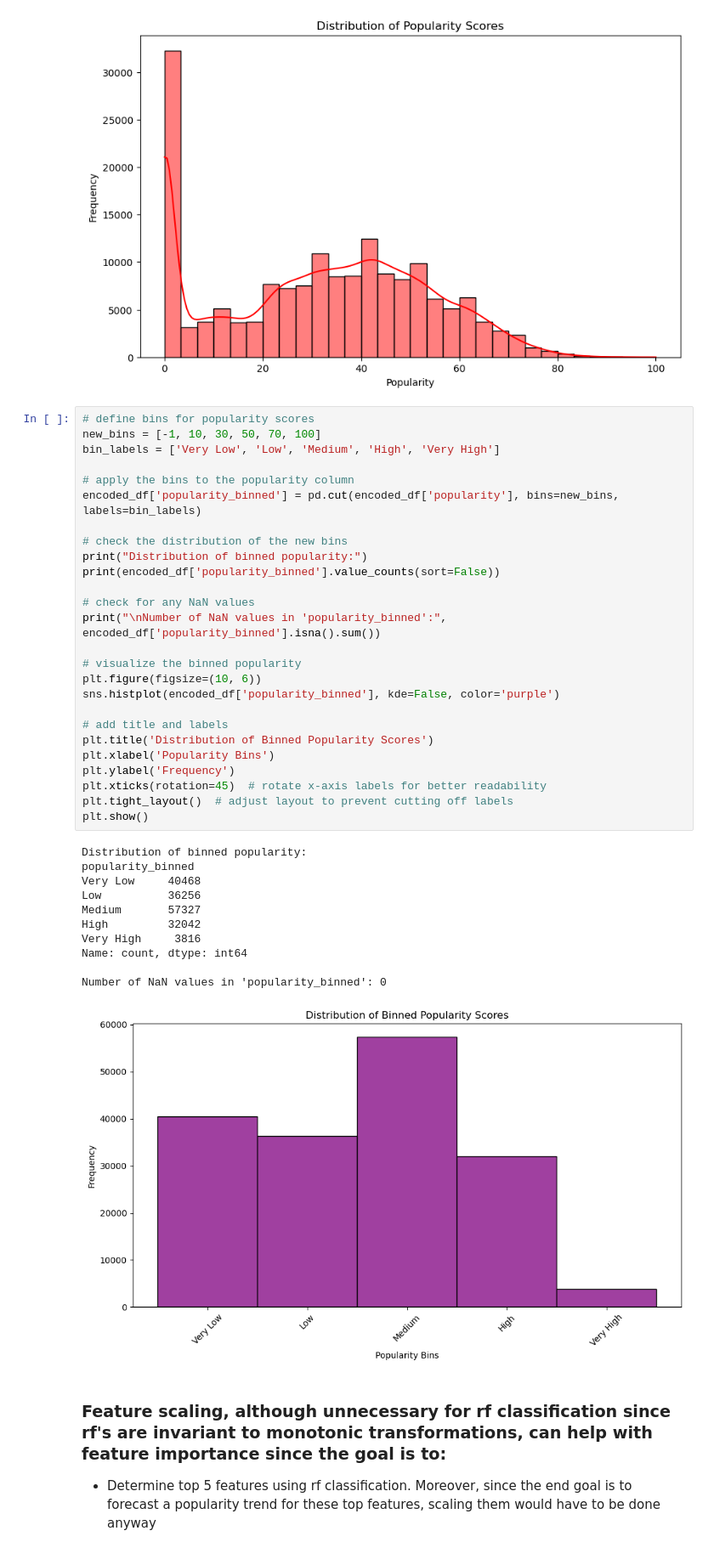
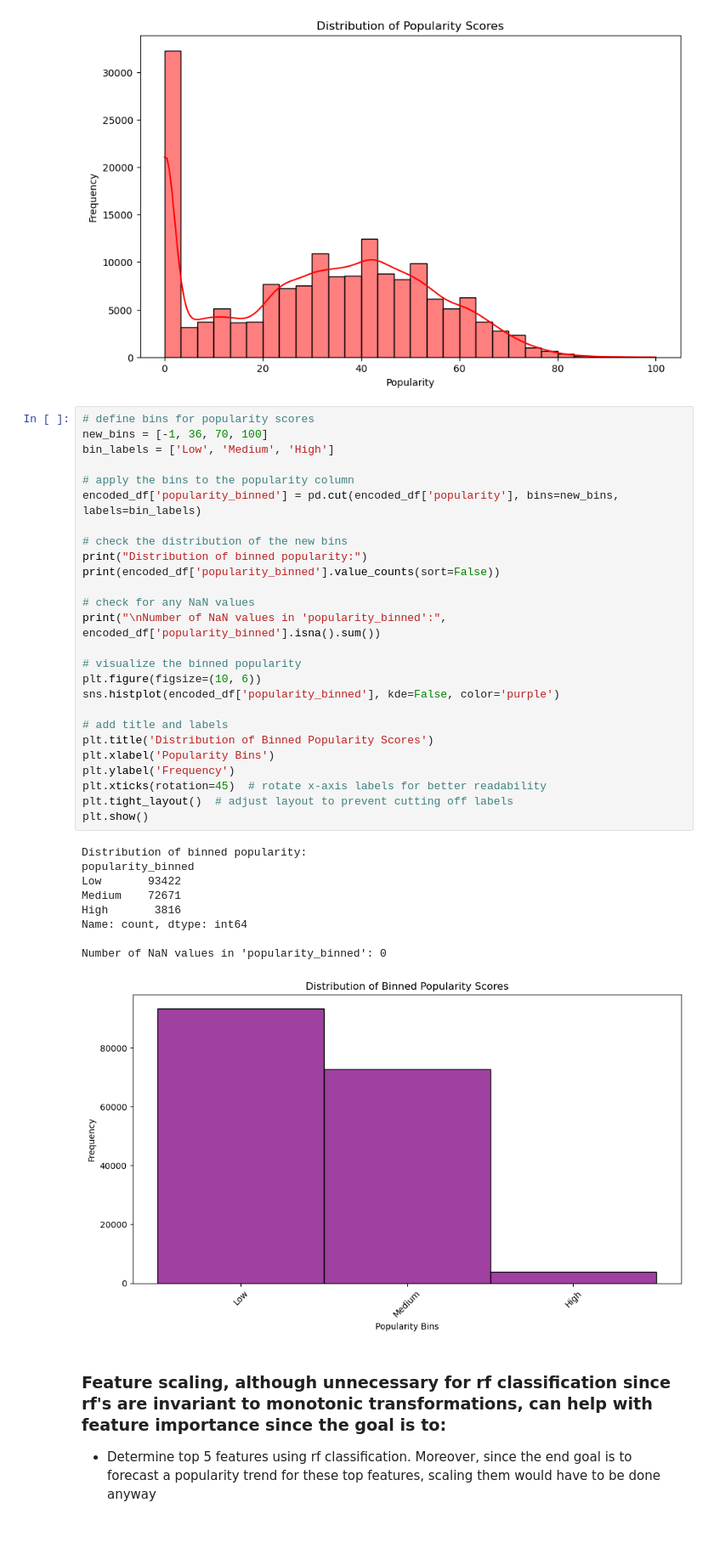
Before and after one commit to moraditya/spotify-time-series, a Jupyter notebook: data-analysis/rf-preprocessing.ipynb, the cells around one changed output. Shown: that part at 85% size. Cells and saved outputs as stored; diff of their text form.

```diff
--- a/data-analysis/rf-preprocessing.ipynb
+++ b/data-analysis/rf-preprocessing.ipynb
@@ -95,42 +95,40 @@ plt.show()
 [figure]
 # %%
 # define bins for popularity scores
-new_bins = [-1, 10, 30, 50, 70, 100]
-bin_labels = ['Very Low', 'Low', 'Medium', 'High', 'Very High']
+new_bins = [-1, 36, 70, 100]
+bin_labels = ['Low', 'Medium', 'High']
 
 # apply the bins to the popularity column
 encoded_df['popularity_binned'] = pd.cut(encoded_df['popularity'], bins=new_bins, labels=bin_labels)
 
 # check the distribution of the new bins
 print("Distribution of binned popularity:")
 print(encoded_df['popularity_binned'].value_counts(sort=False))
 
 # check for any NaN values
 print("\nNumber of NaN values in 'popularity_binned':", encoded_df['popularity_binned'].isna().sum())
 
 # visualize the binned popularity
 plt.figure(figsize=(10, 6))
 sns.histplot(encoded_df['popularity_binned'], kde=False, color='purple')
 
 # add title and labels
 plt.title('Distribution of Binned Popularity Scores')
 plt.xlabel('Popularity Bins')
 plt.ylabel('Frequency')
 plt.xticks(rotation=45)  # rotate x-axis labels for better readability
 plt.tight_layout()  # adjust layout to prevent cutting off labels
 plt.show()
 # %% [output]
 Distribution of binned popularity:
 popularity_binned
-Very Low     40468
-Low          36256
-Medium       57327
-High         32042
-Very High     3816
+Low       93422
+Medium    72671
+High       3816
 Name: count, dtype: int64
 
 Number of NaN values in 'popularity_binned': 0
-[figure, old version]
+[figure, new version]
 # %% [markdown]
 ### Feature scaling, although unnecessary for rf classification since rf's are invariant to monotonic transformations, can help with feature importance since the goal is to:
 
```
Also changed, not shown: parts of 2 cells of this notebook.
